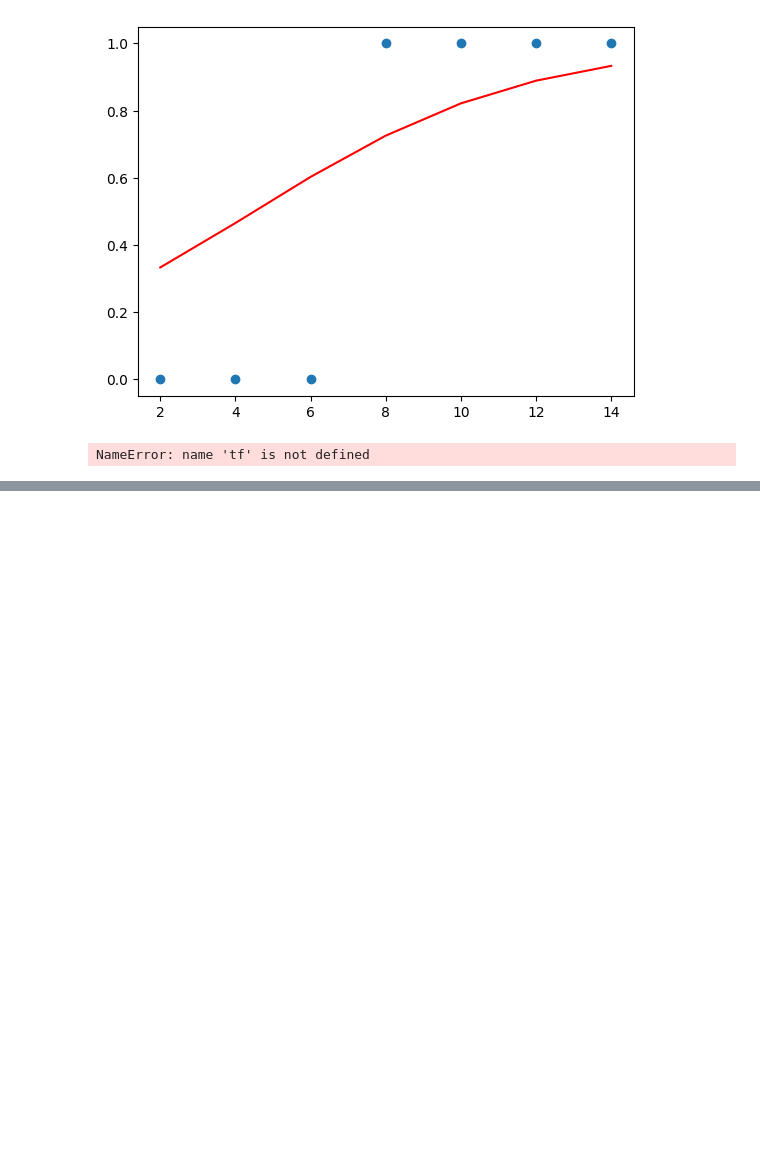
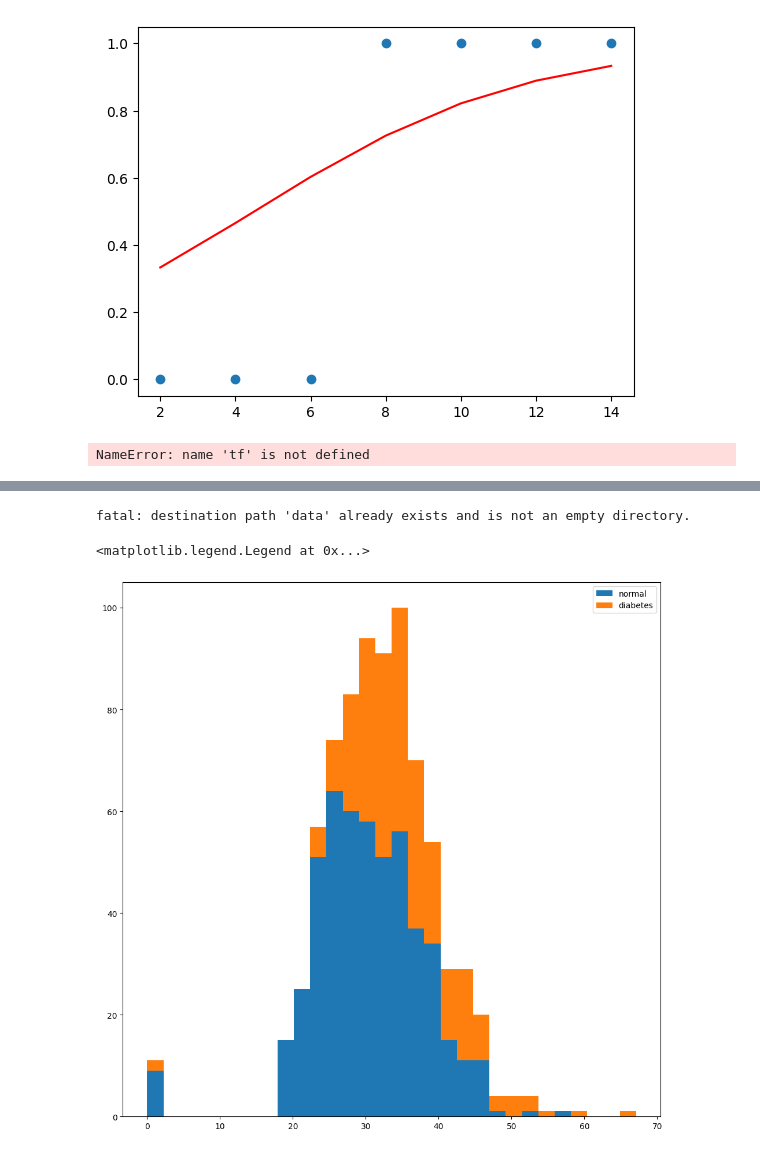
Before and after one commit to sumin-hwang/Do_It_Deeplearning, a Jupyter notebook: DeepLearning_gb.ipynb, the cells around one changed output, grey strips where cells are left out. Cells and saved outputs as stored; diff of their text form; code cells hidden in the pictures; blank space fills up the shorter version.

```diff
--- a/DeepLearning_gb.ipynb
+++ b/DeepLearning_gb.ipynb
@@ -307,0 +405,28 @@ NameError: name 'tf' is not defined
+# %%
+import pandas as pd
+import matplotlib.pyplot as plt
+import seaborn as sns
+
+!git clone https://github.com/taehojo/data.git
+
+# 데이터셋 불러오기
+df = pd.read_csv('./data/pima-indians-diabetes3.csv')
+
+df.head(5)
+
+df["diabetes"].value_counts() # diabetes 컬럼의 값들 출력
+df.describe()
+df.corr()
+
+colormap = plt.cm.gist_heat # 그래프의 색상 구성
+plt.figure(figsize = (12, 12))
+
+#sns.heatmap(df.corr(), linewidths=0.1, vmax = 0.5, cmap = colormap, linecolor='white', annot=True)
+# plt.show() # plasma, bmi가 diabetes과 연관이 있음
+# plt.hist(x = [df.plasma[df.diabetes==0], df.plasma[df.diabetes==1]], bins = 30, histtype='barstacked', label=['normal', 'diabetes']) # plasma - diabetes correlation
+plt.hist(x = [df.bmi[df.diabetes == 0], df.bmi[df.diabetes==1]], bins=30, histtype='barstacked', label=['normal', 'diabetes']) # bmi - diabetes
+plt.legend()
+# %% [output]
+fatal: destination path 'data' already exists and is not an empty directory.
+<matplotlib.legend.Legend at 0x...>
+[figure, added]
```
Also changed, not shown: parts of 9 cells of this notebook.
